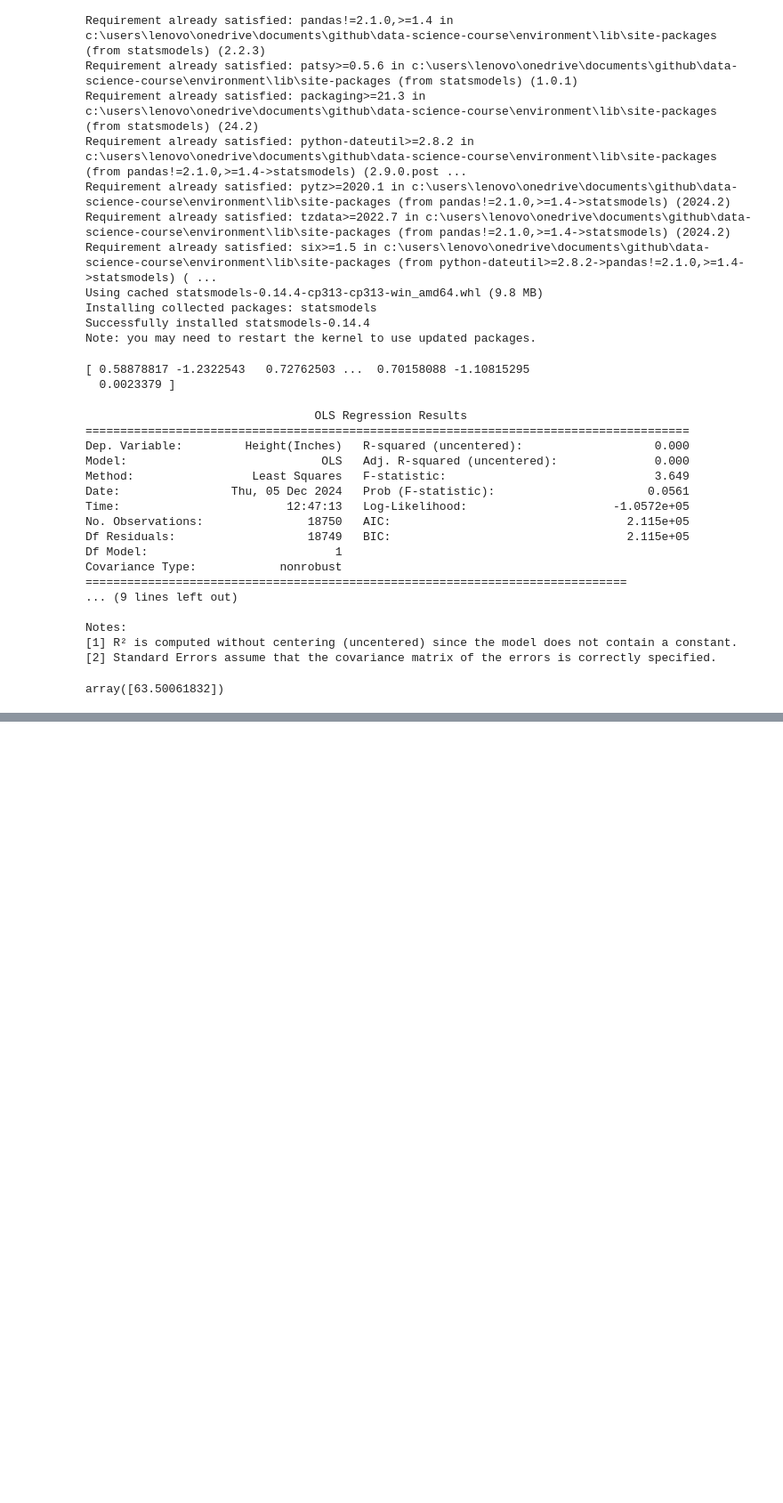
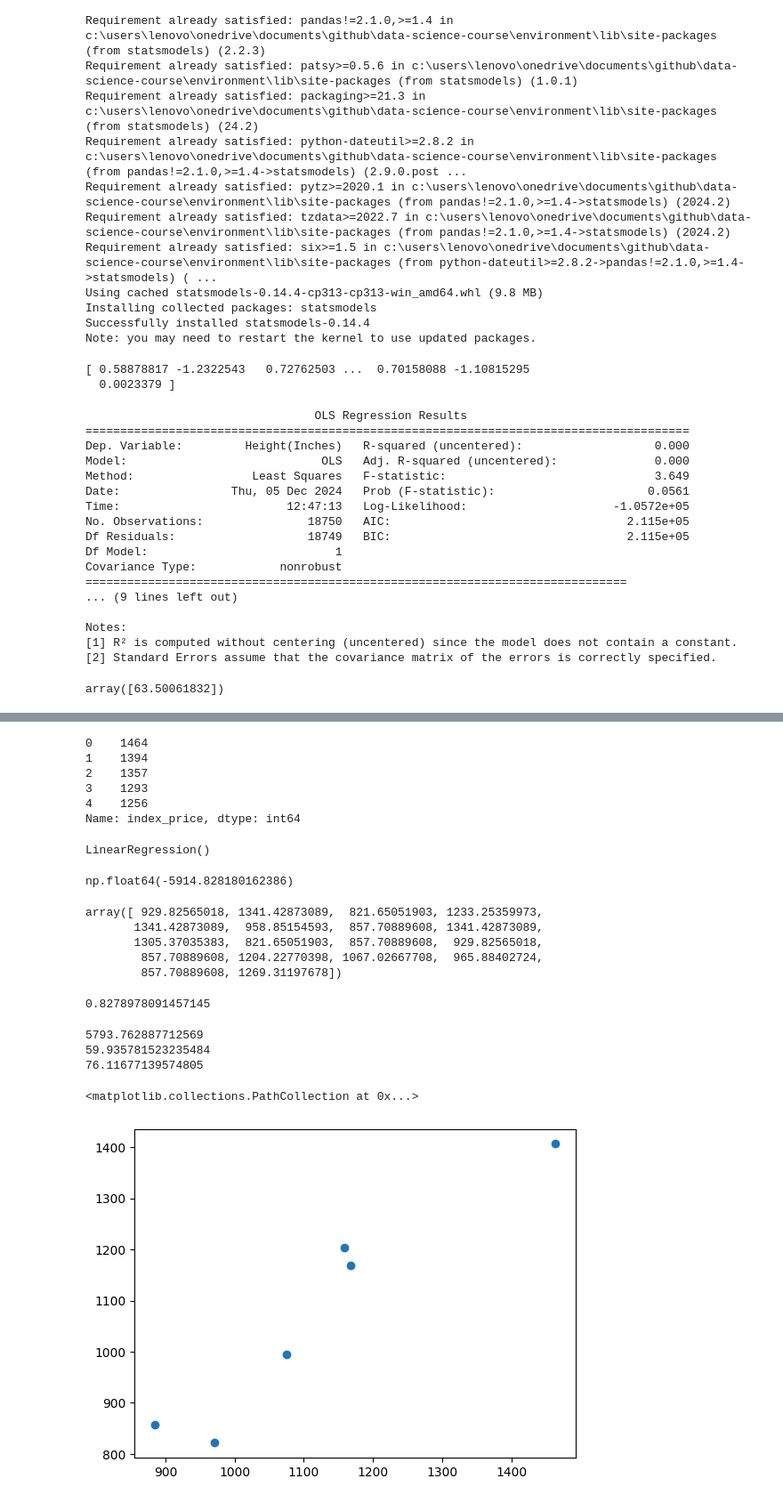
Before and after one commit to SnehaVPujari007/Data-Science-Course, a Jupyter notebook: Machine Learning/Supervised_Learning.ipynb, the cells around one changed output, grey strips where cells are left out. Shown at 89% size. Cells and saved outputs as stored; diff of their text form; code cells hidden in the pictures; blank space fills up the shorter version.

```diff
--- a/Machine Learning/Supervised_Learning.ipynb
+++ b/Machine Learning/Supervised_Learning.ipynb
@@ -240,0 +327,9 @@ array([63.50061832])
+# %%
+y.head()
+# %% [output]
+0    1464
+1    1394
+2    1357
+3    1293
+4    1256
+Name: index_price, dtype: int64
@@ -240,0 +342,7 @@ array([63.50061832])
+# %%
+from sklearn.preprocessing import StandardScaler
+
+scaler = StandardScaler()
+
+X_train =scaler.fit_transform(X_train)
+X_test = scaler.transform(X_test)
@@ -240,0 +351,6 @@ array([63.50061832])
+# %%
+regression = LinearRegression()
+# %%
+regression.fit(X_train,y_train)
+# %% [output]
+LinearRegression()
@@ -240,0 +360,39 @@ array([63.50061832])
+# %%
+np.mean(validation_score)
+# %% [output]
+np.float64(-5914.828180162386)
+# %%
+regression.predict(X_train)
+# %% [output]
+array([ 929.82565018, 1341.42873089,  821.65051903, 1233.25359973,
+       1341.42873089,  958.85154593,  857.70889608, 1341.42873089,
+       1305.37035383,  821.65051903,  857.70889608,  929.82565018,
+        857.70889608, 1204.22770398, 1067.02667708,  965.88402724,
+        857.70889608, 1269.31197678])
+# %%
+y_pred = regression.predict(X_test)
+# %%
+from sklearn.metrics import r2_score
+
+score = r2_score(y_test,y_pred)
+print(score)
+# %% [output]
+0.8278978091457145
+# %%
+from sklearn.metrics import mean_absolute_error,mean_squared_error
+mse = mean_squared_error(y_test,y_pred)
+mae = mean_absolute_error(y_test,y_pred)
+rmse = np.sqrt(mse)
+print(mse)
+print(mae)
+print(rmse)
+# %% [output]
+5793.762887712569
+59.935781523235484
+76.11677139574805
+# %%
+## Assumptions
+plt.scatter(y_test,y_pred)
+# %% [output]
+<matplotlib.collections.PathCollection at 0x...>
+[figure, added]
```
Also changed, not shown: parts of 24 cells of this notebook, 1 other file.
